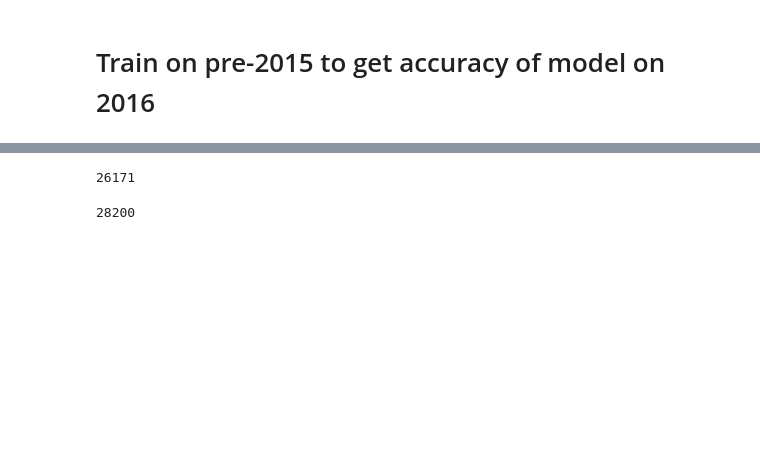
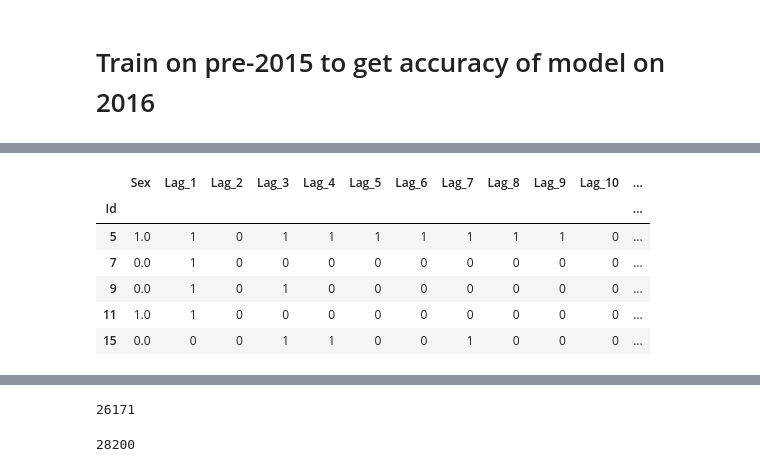
Before and after one commit to stawaway/Mini-project-1, a Jupyter notebook: Cleaning, Transformation, and Logistic Regression.ipynb, the cells around one changed output, grey strips where cells are left out. Saved outputs shown, nothing was run; the diff lists cells and outputs as text; code cells hidden in the pictures; blank space fills up the shorter version.

```diff
--- a/Cleaning, Transformation, and Logistic Regression.ipynb
+++ b/Cleaning, Transformation, and Logistic Regression.ipynb
@@ -443 +443,11 @@ train_array.shape
 (26171, 17)
+# %%
+train_df.head()
+# %% [output]
+|  | Sex | Lag_1 | Lag_2 | Lag_3 | Lag_4 | Lag_5 | Lag_6 | Lag_7 | Lag_8 | Lag_9 | Lag_10 | ... |
+| Id |  |  |  |  |  |  |  |  |  |  |  | ... |
+| 5 | 1.0 | 1 | 0 | 1 | 1 | 1 | 1 | 1 | 1 | 1 | 0 | ... |
+| 7 | 0.0 | 1 | 0 | 0 | 0 | 0 | 0 | 0 | 0 | 0 | 0 | ... |
+| 9 | 0.0 | 1 | 0 | 1 | 0 | 0 | 0 | 0 | 0 | 0 | 0 | ... |
+| 11 | 1.0 | 1 | 0 | 0 | 0 | 0 | 0 | 0 | 0 | 0 | 0 | ... |
+| 15 | 0.0 | 0 | 0 | 1 | 1 | 0 | 0 | 1 | 0 | 0 | 0 | ... |
```
Also changed, not shown: parts of 17 cells of this notebook.
